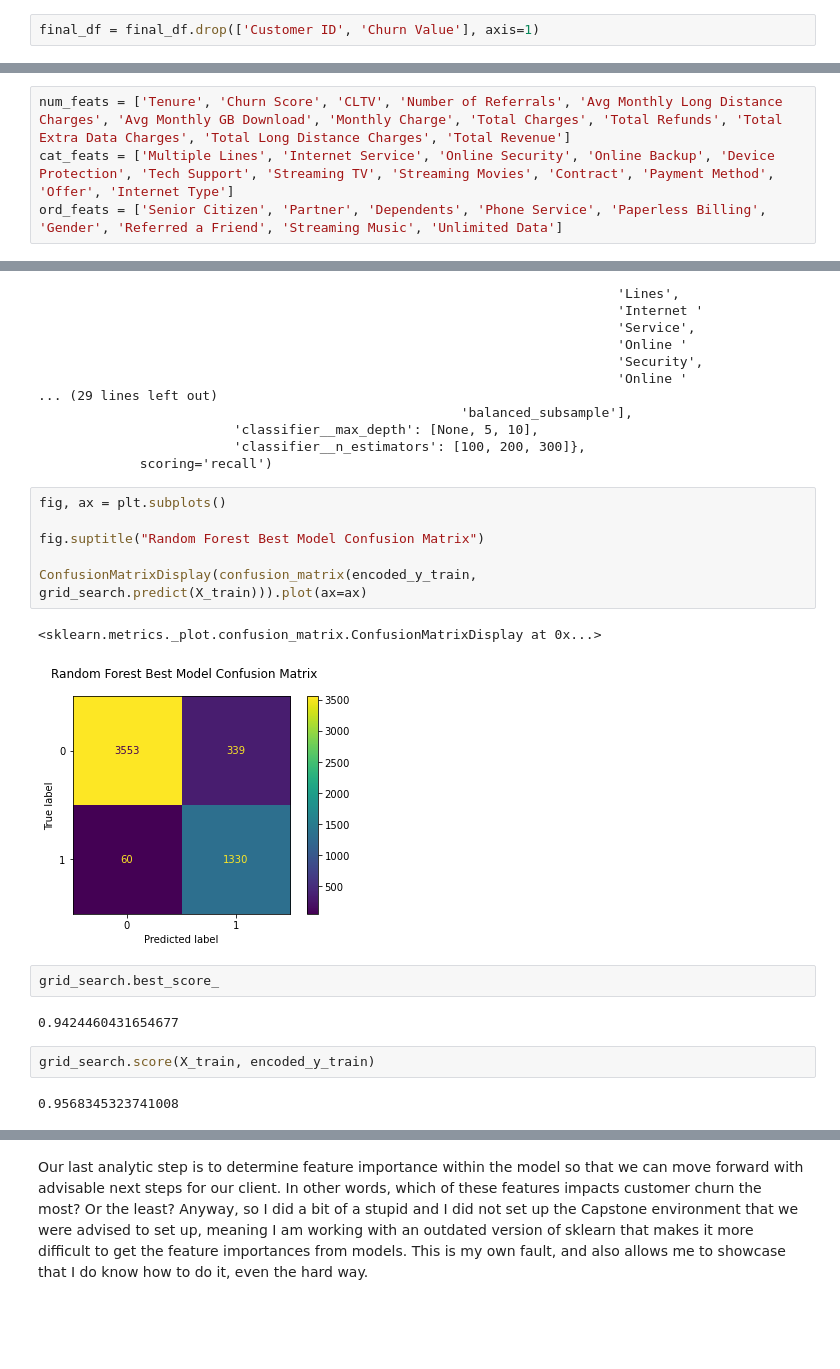
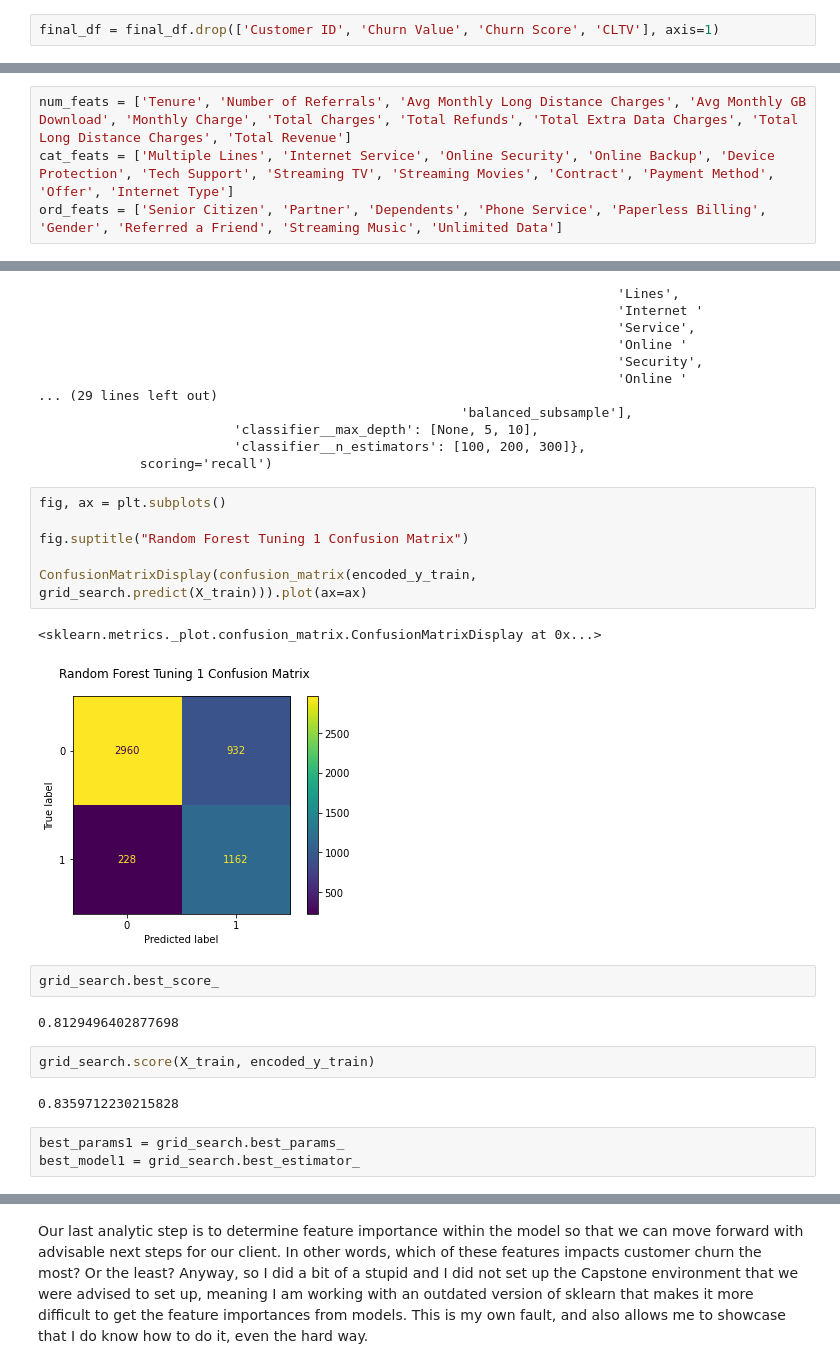
Before and after one commit to falloutb1tch/ChurnBackTime, a Jupyter notebook: Final.ipynb, the cells around one changed output, grey strips where cells are left out. Drawn from its saved outputs; the diff is of its cells as text; blank space fills up the shorter version.

```diff
--- a/Final.ipynb
+++ b/Final.ipynb
@@ -407,5 +407,5 @@ Et voila! One "perfect" dataframe with many various features that can be used to
 # %%
-final_df = final_df.drop(['Customer ID', 'Churn Value'], axis=1)
+final_df = final_df.drop(['Customer ID', 'Churn Value', 'Churn Score', 'CLTV'], axis=1)
 # %%
 final_df
 # %% [output]
@@ -567,4 +510,4 @@ array(['No', 'Yes'], dtype=object)
 # %%
-num_feats = ['Tenure', 'Churn Score', 'CLTV', 'Number of Referrals', 'Avg Monthly Long Distance Charges', 'Avg Monthly GB Download', 'Monthly Charge', 'Total Charges', 'Total Refunds', 'Total Extra Data Charges', 'Total Long Distance Charges', 'Total Revenue']
+num_feats = ['Tenure', 'Number of Referrals', 'Avg Monthly Long Distance Charges', 'Avg Monthly GB Download', 'Monthly Charge', 'Total Charges', 'Total Refunds', 'Total Extra Data Charges', 'Total Long Distance Charges', 'Total Revenue']
 cat_feats = ['Multiple Lines', 'Internet Service', 'Online Security', 'Online Backup', 'Device Protection', 'Tech Support', 'Streaming TV', 'Streaming Movies', 'Contract', 'Payment Method', 'Offer', 'Internet Type']
 ord_feats = ['Senior Citizen', 'Partner', 'Dependents', 'Phone Service', 'Paperless Billing', 'Gender', 'Referred a Friend', 'Streaming Music', 'Unlimited Data']
@@ -732,17 +676,20 @@ GridSearchCV(cv=5,
 # %%
 fig, ax = plt.subplots()
 
-fig.suptitle("Random Forest Best Model Confusion Matrix")
+fig.suptitle("Random Forest Tuning 1 Confusion Matrix")
 
 ConfusionMatrixDisplay(confusion_matrix(encoded_y_train, grid_search.predict(X_train))).plot(ax=ax)
 # %% [output]
 <sklearn.metrics._plot.confusion_matrix.ConfusionMatrixDisplay at 0x...>
-[figure, old version]
+[figure, new version]
 # %%
 grid_search.best_score_
 # %% [output]
-0.9424460431654677
+0.8129496402877698
 # %%
 grid_search.score(X_train, encoded_y_train)
 # %% [output]
-0.9568345323741008
+0.8359712230215828
+# %%
+best_params1 = grid_search.best_params_
+best_model1 = grid_search.best_estimator_
```
Also changed, not shown: parts of 66 cells of this notebook, 1 other file.
